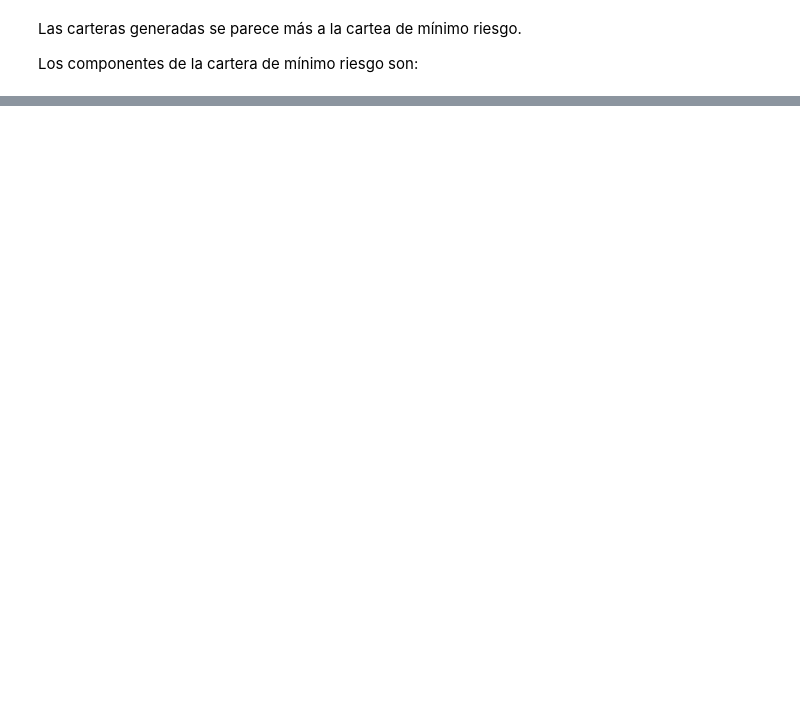
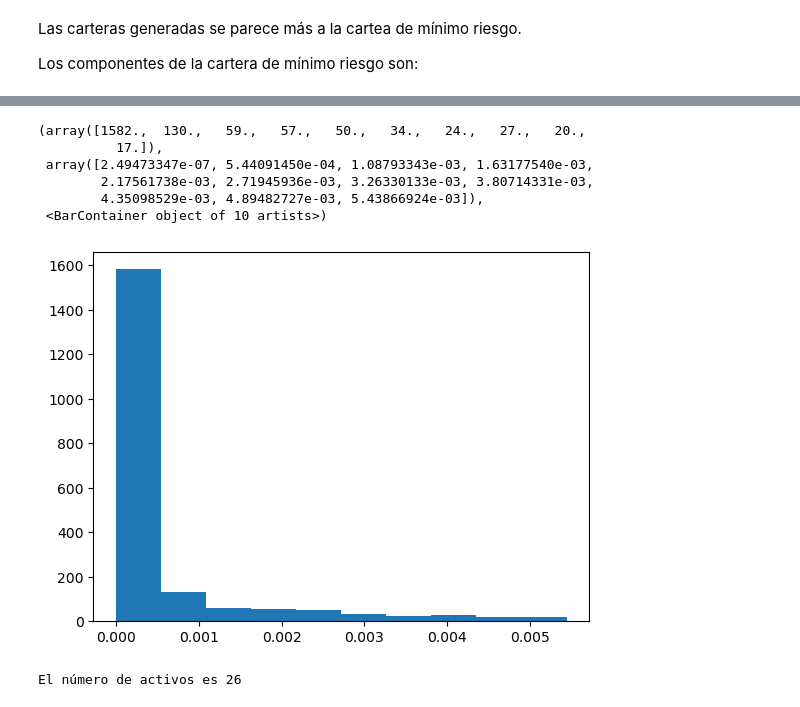
Before and after one commit to alfonso-santos/microcredencial-carteras-python-2023, a Jupyter notebook: Tema_3_Markowitz/src/Simulaciones-muchos-activos.ipynb, the cells around one changed output, grey strips where cells are left out. Drawn from its saved outputs; the diff is of its cells as text; code cells hidden in the pictures; blank space fills up the shorter version.

```diff
--- a/Tema_3_Markowitz/src/Simulaciones-muchos-activos.ipynb
+++ b/Tema_3_Markowitz/src/Simulaciones-muchos-activos.ipynb
@@ -291,0 +308,24 @@ Los componentes de la cartera de mínimo riesgo son:
+# %%
+pesos = np.random.rand(2000)
+T = 0.1
+pesos = np.exp(pesos/T) / np.sum(np.exp(pesos/T))
+plt.hist(pesos)
+# %% [output]
+(array([1582.,  130.,   59.,   57.,   50.,   34.,   24.,   27.,   20.,
+          17.]),
+ array([2.49473347e-07, 5.44091450e-04, 1.08793343e-03, 1.63177540e-03,
+        2.17561738e-03, 2.71945936e-03, 3.26330133e-03, 3.80714331e-03,
+        4.35098529e-03, 4.89482727e-03, 5.43866924e-03]),
+ <BarContainer object of 10 artists>)
+[figure, added]
+# %%
+#defino número de activos y carteras
+num_act = retornos.shape[1]
+num_carteras = 1000000
+
+#Número de activos
+num_act = prices.shape[1]
+
+print(f'El número de activos es {num_act}')
+# %% [output]
+El número de activos es 26
```
Also changed, not shown: parts of 16 cells of this notebook, 6 other files.
